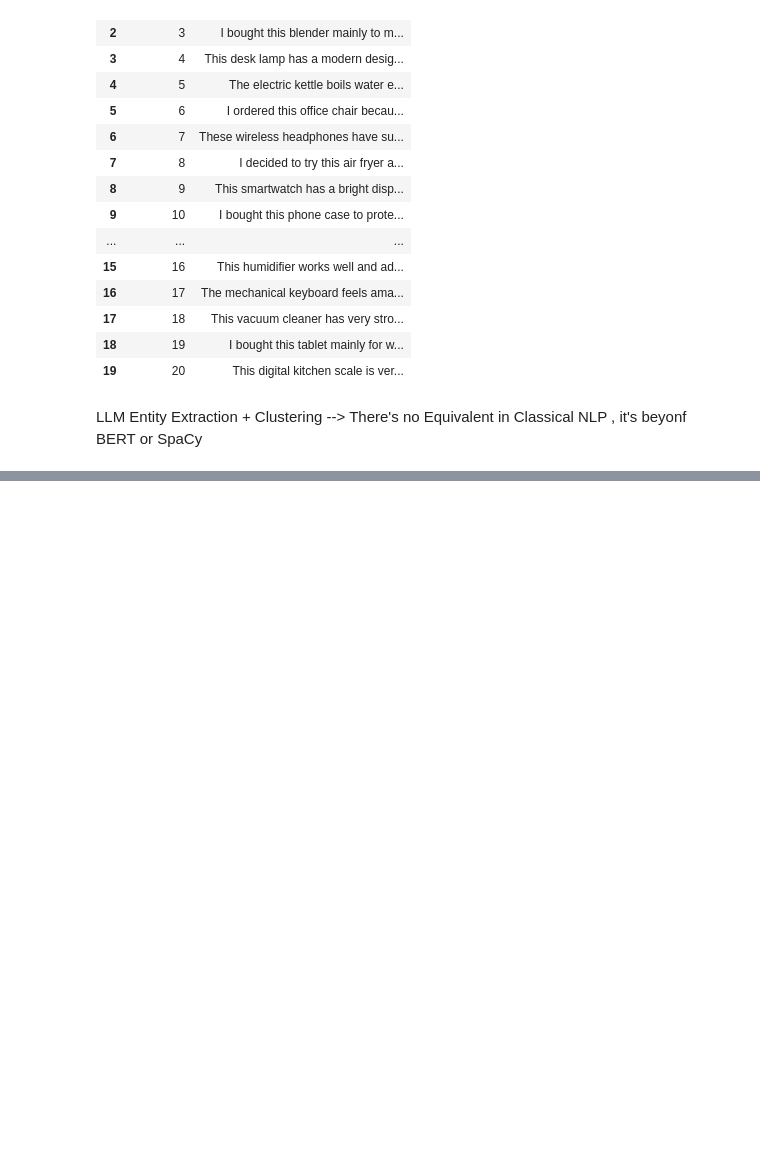
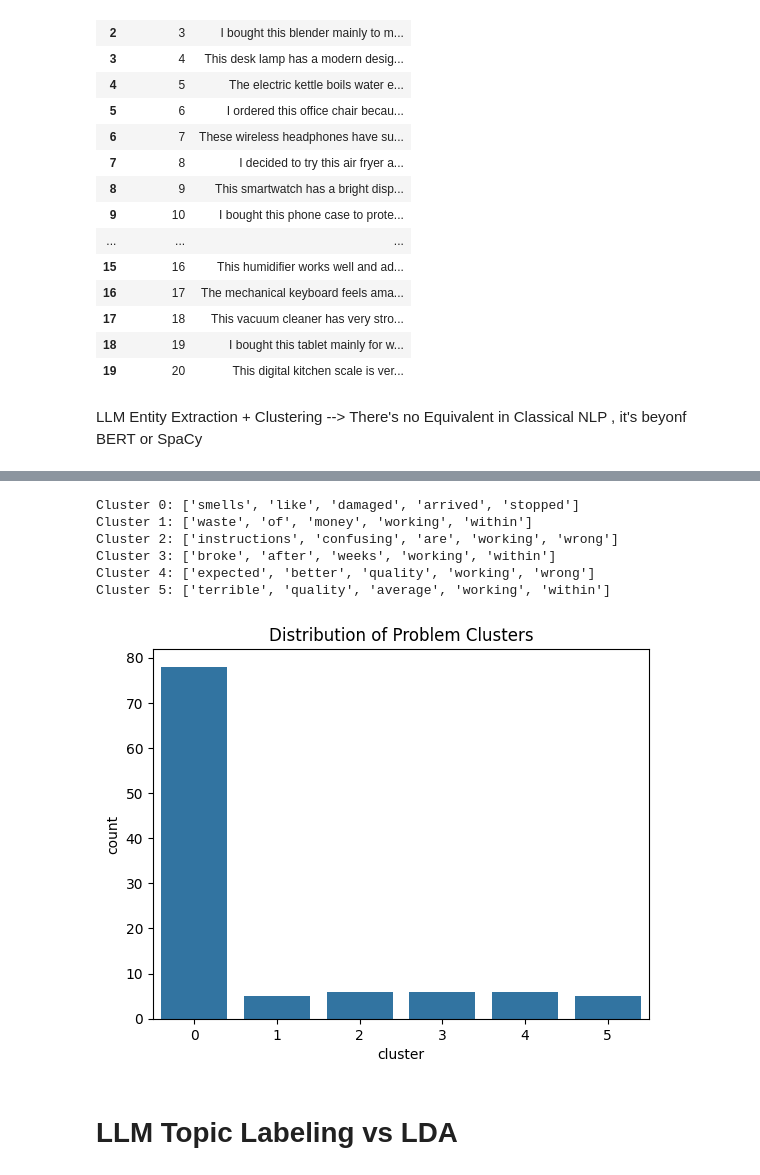
Before and after one commit to CodeByKiran/LLM_engineering, a Jupyter notebook: notebooks/nlp_tasks.ipynb, the cells around one changed output, grey strips where cells are left out. Drawn from its saved outputs; the diff is of its cells as text; code cells hidden in the pictures; blank space fills up the shorter version.

Commit message:
LLM tasks - entity extraction

```diff
--- a/notebooks/nlp_tasks.ipynb
+++ b/notebooks/nlp_tasks.ipynb
@@ -87,0 +95,2 @@ LLM Entity Extraction + Clustering --> There's no Equivalent in Classical NLP ,
+# %%
+df_entities = batch_extract_entities(df_reviews_for_entities)
@@ -87,0 +108,16 @@ LLM Entity Extraction + Clustering --> There's no Equivalent in Classical NLP ,
+# %%
+all_problems = []
+
+for _, row in df_entities.iterrows():
+
+    problems = row.get("problems", [])
+
+    for p in problems:
+        all_problems.append({
+            "review_id": row["review_id"],
+            "problem": p
+        })
+
+df_problems = pd.DataFrame(all_problems)
+
+df_problems.head()
@@ -87,0 +131,18 @@ LLM Entity Extraction + Clustering --> There's no Equivalent in Classical NLP ,
+# %%
+from sklearn.feature_extraction.text import TfidfVectorizer
+
+vec = TfidfVectorizer(max_features=200)
+
+X = vec.fit_transform(df_problems["problem"])
+# %%
+from sklearn.cluster import KMeans
+
+km = KMeans(
+    n_clusters=6,
+    random_state=42,
+    n_init=10
+)
+
+df_problems["cluster"] = km.fit_predict(X)
+
+df_problems.head()
@@ -87,0 +156,29 @@ LLM Entity Extraction + Clustering --> There's no Equivalent in Classical NLP ,
+# %%
+order_centroids = km.cluster_centers_.argsort()[:, ::-1]
+
+terms = vec.get_feature_names_out()
+
+for i in range(6):
+
+    top = [terms[j] for j in order_centroids[i, :5]]
+
+    print(f"Cluster {i}: {top}")
+# %% [output]
+Cluster 0: ['smells', 'like', 'damaged', 'arrived', 'stopped']
+Cluster 1: ['waste', 'of', 'money', 'working', 'within']
+Cluster 2: ['instructions', 'confusing', 'are', 'working', 'wrong']
+Cluster 3: ['broke', 'after', 'weeks', 'working', 'within']
+Cluster 4: ['expected', 'better', 'quality', 'working', 'wrong']
+Cluster 5: ['terrible', 'quality', 'average', 'working', 'within']
+# %%
+import seaborn as sns
+import matplotlib.pyplot as plt
+
+sns.countplot(x="cluster", data=df_problems)
+
+plt.title("Distribution of Problem Clusters")
+plt.show()
+# %% [output]
+[figure, added]
+# %% [markdown]
+# LLM Topic Labeling vs  LDA
```
Also changed, not shown: parts of 11 cells of this notebook, 3 other files.
